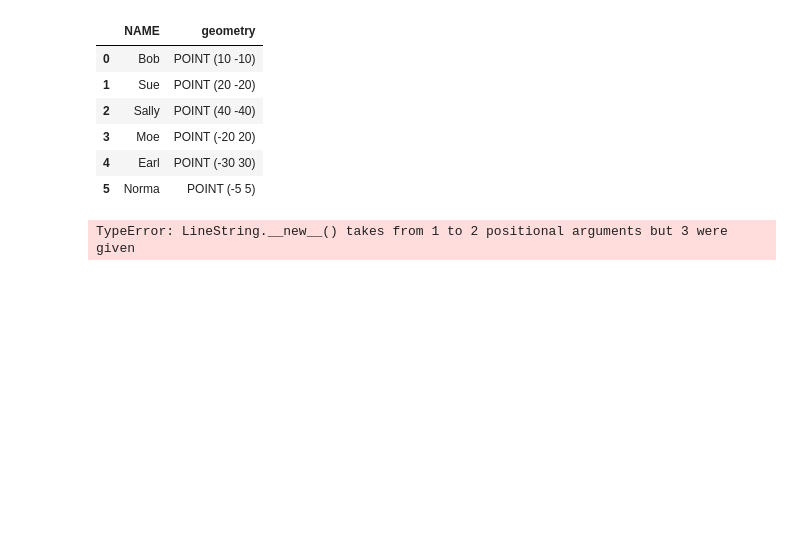
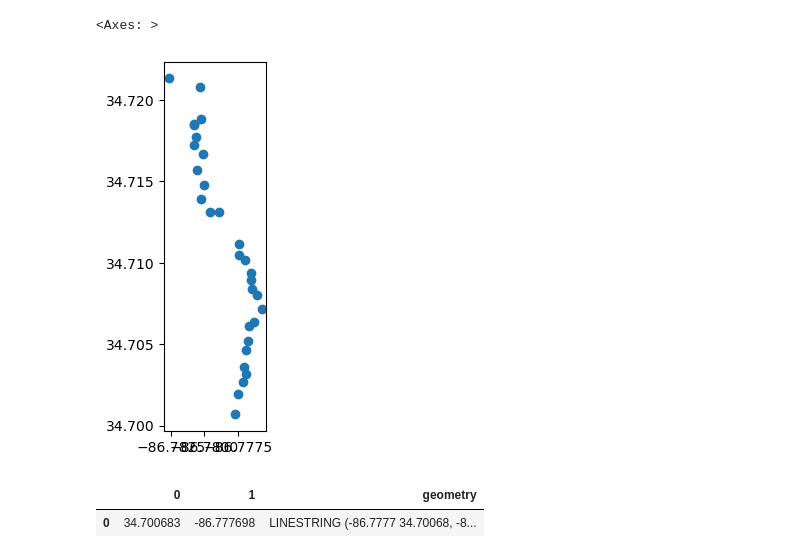
Before and after one commit to theweatherwill/AES408_notes_inclass_files, a Jupyter notebook: homework3.ipynb, the cells around one changed output. Saved outputs shown, nothing was run; the diff lists cells and outputs as text; code cells hidden in the pictures; blank space fills up the shorter version.

```diff
--- a/homework3.ipynb
+++ b/homework3.ipynb
@@ -3,11 +3,24 @@ import pandas as pd
 import geopandas as gpd
 from shapely import Point, LineString, Polygon
 # %%
-def point():
-    gdf = pd.read_csv(r'C:\Users\thewe\Downloads\test_csv.csv')
+def point(csv_data:str)-> gpd.GeoDataFrame:
+    """
+    Converts a csv file of latitude and longitude coordinates into Point geometries in a GeoDataFrame.
+
+    Parameters:
+    -----------
+    None
+
+    Returns:
+    --------
+    gdf : geopandas.GeoDataFrame
+        Point geometries in a GeoDataFrame corresponding to the latitude and longitude coordinates in the csv file.
+        In coordinate system EPSG:4326
+    """
+    gdf = pd.read_csv(csv_data, header=None)
 
     geometry = []
-    for lat, lon in zip(gdf['LAT'],gdf['LON']):
+    for lat, lon in zip(gdf[0],gdf[1]):
         if lat > 180 or lon > 180:
             if lat > 180:
                 lat = lat - 180
@@ -20,6 +33,6 @@ def point():
                 lon = lon + 180
         geometry.append(Point(lon, lat))
 
-    gdf = gpd.GeoDataFrame(gdf[["NAME"]], geometry=geometry, crs="EPSG:4326")
+    gdf = gpd.GeoDataFrame(gdf, geometry=geometry, crs="EPSG:4326")
 
     return gdf
@@ -26,11 +59,6 @@ def point():
 # %%
-point()
+point(r"C:\Users\thewe\Downloads\bradford_lls.csv").plot()
 # %% [output]
-|  | NAME | geometry |
-| 0 | Bob | POINT (10 -10) |
-| 1 | Sue | POINT (20 -20) |
-| 2 | Sally | POINT (40 -40) |
-| 3 | Moe | POINT (-20 20) |
-| 4 | Earl | POINT (-30 30) |
-| 5 | Norma | POINT (-5 5) |
+<Axes: >
+[figure, added]
 # %%
@@ -50,6 +98,7 @@ def line_string():
 
     return gdf
 # %%
-line_string()
+line_string(r"C:\Users\thewe\Downloads\bradford_lls.csv")
 # %% [output]
-TypeError: LineString.__new__() takes from 1 to 2 positional arguments but 3 were given
+|  | 0 | 1 | geometry |
+| 0 | 34.700683 | -86.777698 | LINESTRING (-86.7777 34.70068, -8... |
```
Also changed, not shown: parts of 3 cells of this notebook.
